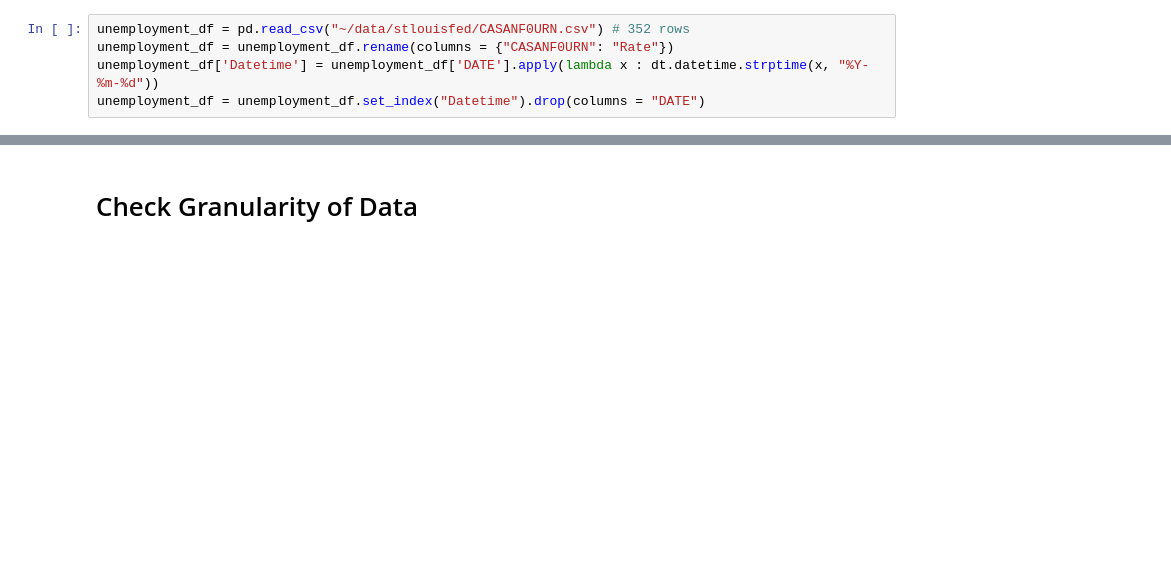
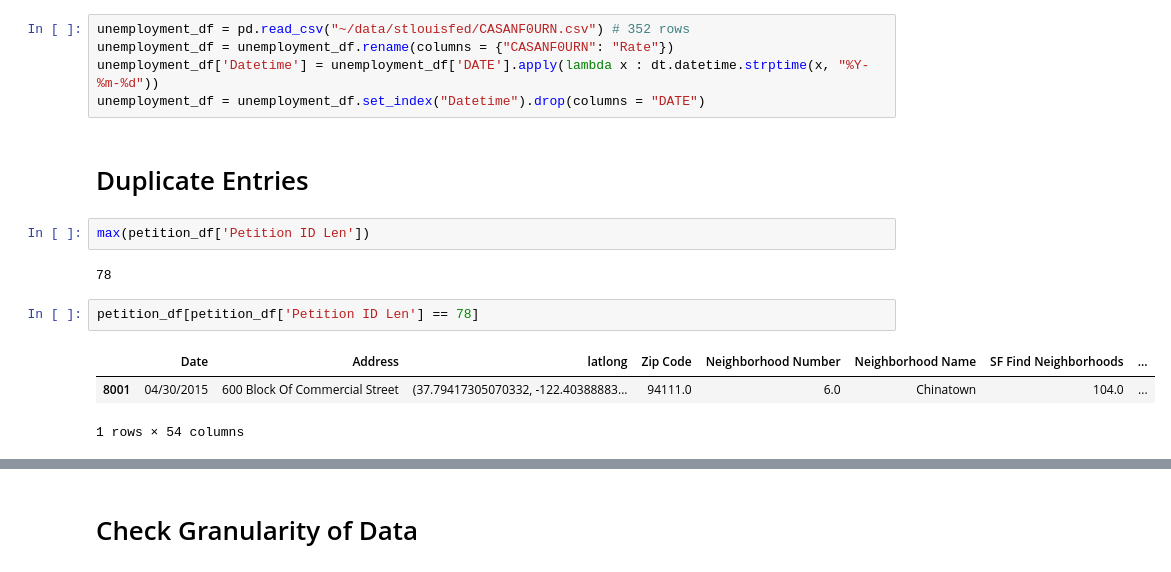
Before and after one commit to harrisonized/Predicting_Rent_Petitions_in_SF, a Jupyter notebook: petition-counts-by-neighborhood-eda.ipynb, the cells around one changed output, grey strips where cells are left out. Saved outputs shown, nothing was run; the diff lists cells and outputs as text; blank space fills up the shorter version.

```diff
--- a/petition-counts-by-neighborhood-eda.ipynb
+++ b/petition-counts-by-neighborhood-eda.ipynb
@@ -20,3 +20,15 @@ unemployment_df = pd.read_csv("~/data/stlouisfed/CASANF0URN.csv") # 352 rows
 unemployment_df = unemployment_df.rename(columns = {"CASANF0URN": "Rate"})
 unemployment_df['Datetime'] = unemployment_df['DATE'].apply(lambda x : dt.datetime.strptime(x, "%Y-%m-%d"))
 unemployment_df = unemployment_df.set_index("Datetime").drop(columns = "DATE")
+# %% [markdown]
+# Duplicate Entries
+# %%
+max(petition_df['Petition ID Len'])
+# %% [output]
+78
+# %%
+petition_df[petition_df['Petition ID Len'] == 78]
+# %% [output]
+|  | Date | Address | latlong | Zip Code | Neighborhood Number | Neighborhood Name | SF Find Neighborhoods | ... |
+| 8001 | 04/30/2015 | 600 Block Of Commercial Street | (37.79417305070332, -122.40388883... | 94111.0 | 6.0 | Chinatown | 104.0 | ... |
+1 rows × 54 columns
```
Also changed, not shown: parts of 5 cells of this notebook, 8 other files.
